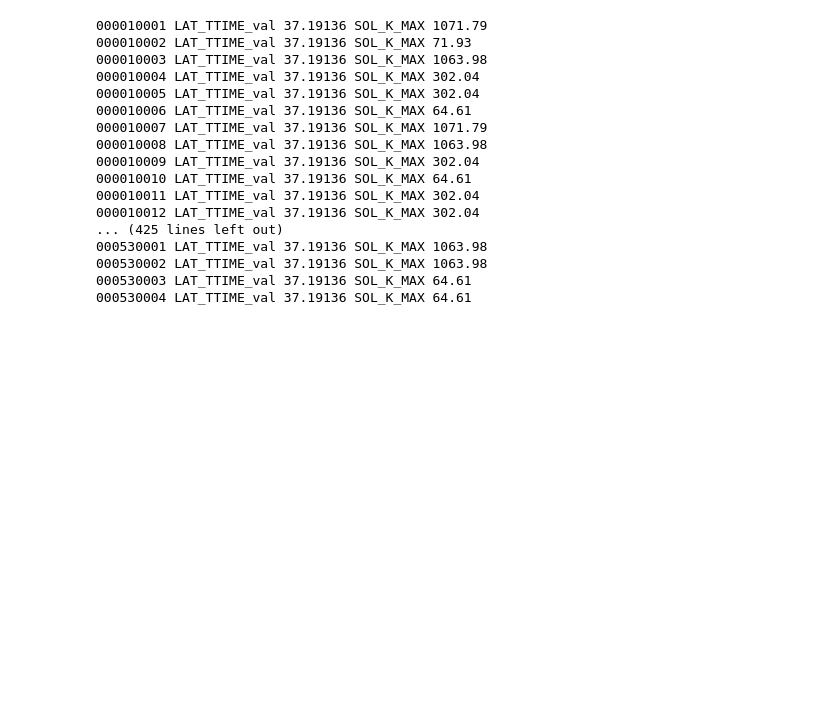
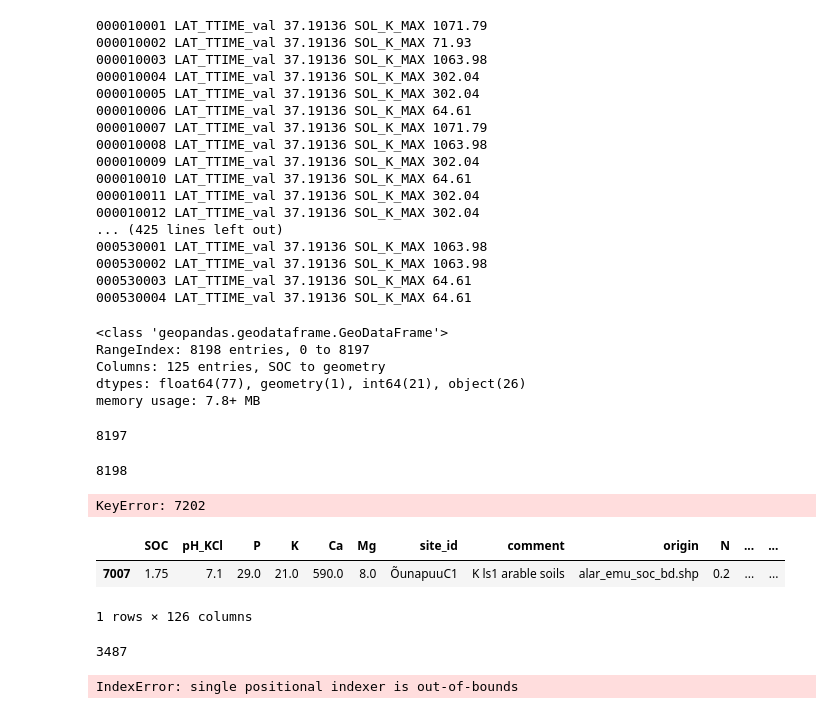
Before and after one commit to allixender/swatpy, a Jupyter notebook: swat_pymodel_demo_full.ipynb, the cells around one changed output. Drawn from its saved outputs; the diff is of its cells as text; code cells hidden in the pictures; blank space fills up the shorter version.

```diff
--- a/swat_pymodel_demo_full.ipynb
+++ b/swat_pymodel_demo_full.ipynb
@@ -564,0 +568,30 @@ for hruMan in manipulators["hru"]:
+# %%
+soc_df1 = gpd.read_file(r"C:\dev\build\01_course_work\ati_geo_datascience\independent_projects\proj2_estsoil_soc\soc_rf_redone_3301.gpkg", driver="GPKG", layer="soc_train_samples")
+# %%
+soc_df1.info()
+# %% [output]
+<class 'geopandas.geodataframe.GeoDataFrame'>
+RangeIndex: 8198 entries, 0 to 8197
+Columns: 125 entries, SOC to geometry
+dtypes: float64(77), geometry(1), int64(21), object(26)
+memory usage: 7.8+ MB
+# %%
+soc_df1.index.max()
+# %% [output]
+8197
+# %%
+len(soc_df1.index)
+# %% [output]
+8198
+# %%
+soc_df1['idx1'] = soc_df1.geometry.apply(lambda x: x.wkt)
+# %%
+wq =  ps.weights.Queen.from_dataframe(soc_df1) ##Needs geometry column
+# %% [output]
+KeyError: 7202
+# %%
+soc_df1.sample()
+# %% [output]
+|  | SOC | pH_KCl | P | K | Ca | Mg | site_id | comment | origin | N | ... | ... |
+| 7007 | 1.75 | 7.1 | 29.0 | 21.0 | 590.0 | 8.0 | ÕunapuuC1 | K ls1 arable soils | alar_emu_soc_bd.shp | 0.2 | ... | ... |
+1 rows × 126 columns
@@ -564,0 +600,8 @@ for hruMan in manipulators["hru"]:
+# %%
+len(soc_df1['idx1'].unique())
+# %% [output]
+3487
+# %%
+soc_df1.iloc[7210]
+# %% [output]
+IndexError: single positional indexer is out-of-bounds
```
Also changed, not shown: parts of 2 cells of this notebook, 2 other files.
